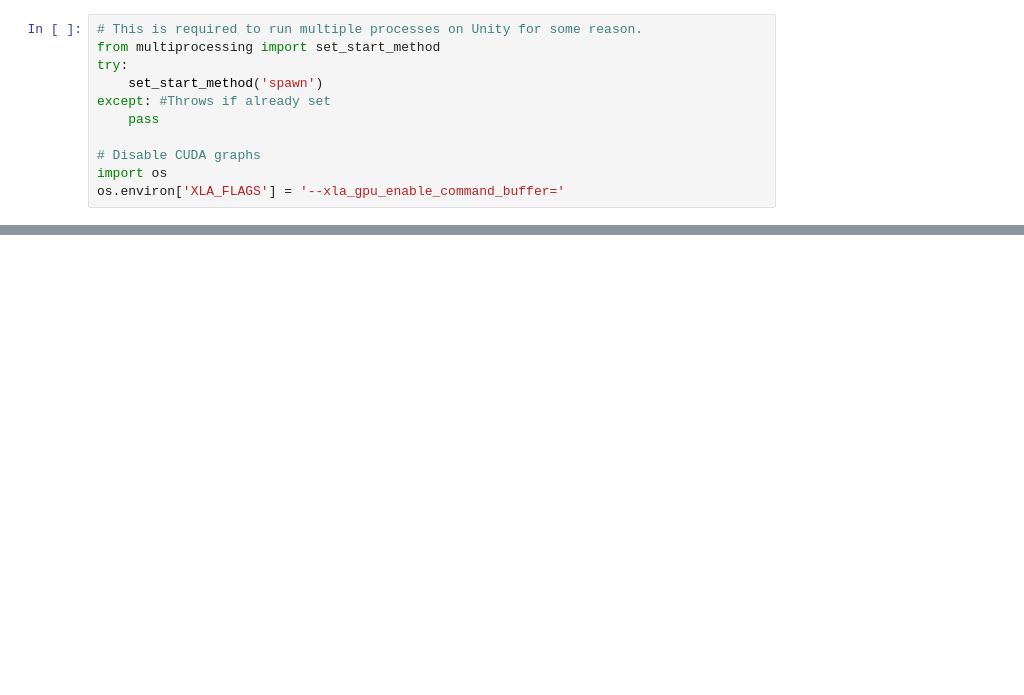
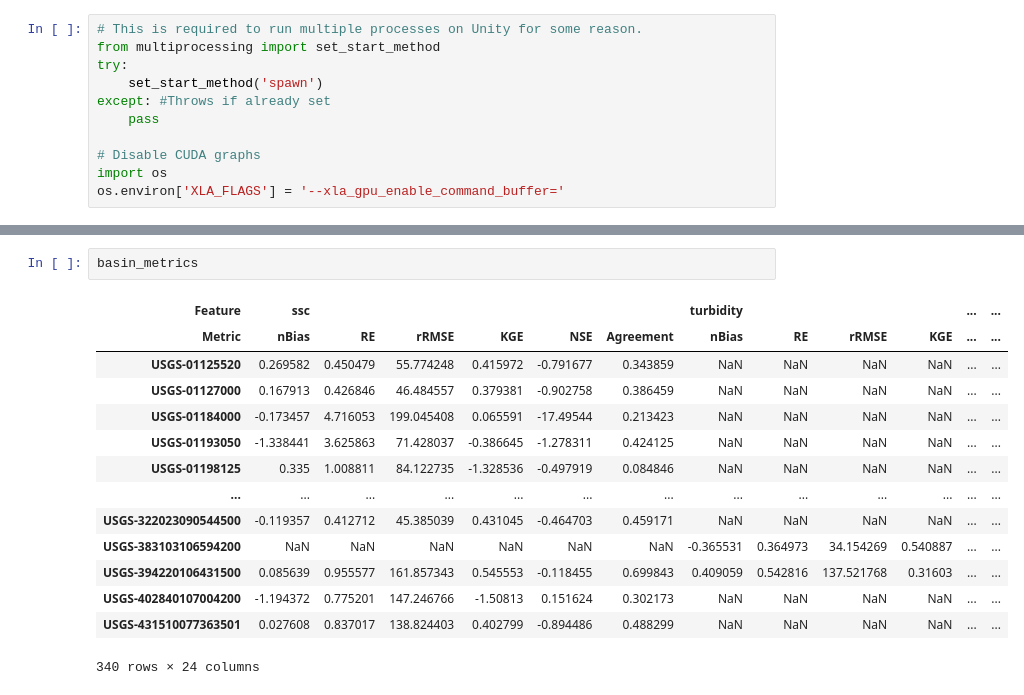
Before and after one commit to Fluvial-UMass/swot-ml, a Jupyter notebook: notebooks/Test_model.ipynb, the cells around one changed output, grey strips where cells are left out. Drawn from its saved outputs; the diff is of its cells as text; blank space fills up the shorter version.

```diff
--- a/notebooks/Test_model.ipynb
+++ b/notebooks/Test_model.ipynb
@@ -107,0 +103,17 @@ fig.savefig(run_dir / "density_scatter.png",  dpi=300)
+# %%
+basin_metrics
+# %% [output]
+| Feature | ssc |  |  |  |  |  | turbidity |  |  |  | ... | ... |
+| Metric | nBias | RE | rRMSE | KGE | NSE | Agreement | nBias | RE | rRMSE | KGE | ... | ... |
+| USGS-01125520 | 0.269582 | 0.450479 | 55.774248 | 0.415972 | -0.791677 | 0.343859 | NaN | NaN | NaN | NaN | ... | ... |
+| USGS-01127000 | 0.167913 | 0.426846 | 46.484557 | 0.379381 | -0.902758 | 0.386459 | NaN | NaN | NaN | NaN | ... | ... |
+| USGS-01184000 | -0.173457 | 4.716053 | 199.045408 | 0.065591 | -17.49544 | 0.213423 | NaN | NaN | NaN | NaN | ... | ... |
+| USGS-01193050 | -1.338441 | 3.625863 | 71.428037 | -0.386645 | -1.278311 | 0.424125 | NaN | NaN | NaN | NaN | ... | ... |
+| USGS-01198125 | 0.335 | 1.008811 | 84.122735 | -1.328536 | -0.497919 | 0.084846 | NaN | NaN | NaN | NaN | ... | ... |
+| ... | ... | ... | ... | ... | ... | ... | ... | ... | ... | ... | ... | ... |
+| USGS-322023090544500 | -0.119357 | 0.412712 | 45.385039 | 0.431045 | -0.464703 | 0.459171 | NaN | NaN | NaN | NaN | ... | ... |
+| USGS-383103106594200 | NaN | NaN | NaN | NaN | NaN | NaN | -0.365531 | 0.364973 | 34.154269 | 0.540887 | ... | ... |
+| USGS-394220106431500 | 0.085639 | 0.955577 | 161.857343 | 0.545553 | -0.118455 | 0.699843 | 0.409059 | 0.542816 | 137.521768 | 0.31603 | ... | ... |
+| USGS-402840107004200 | -1.194372 | 0.775201 | 147.246766 | -1.50813 | 0.151624 | 0.302173 | NaN | NaN | NaN | NaN | ... | ... |
+| USGS-431510077363501 | 0.027608 | 0.837017 | 138.824403 | 0.402799 | -0.894486 | 0.488299 | NaN | NaN | NaN | NaN | ... | ... |
+340 rows × 24 columns
```
Also changed, not shown: parts of 22 cells of this notebook, 18 other files.
